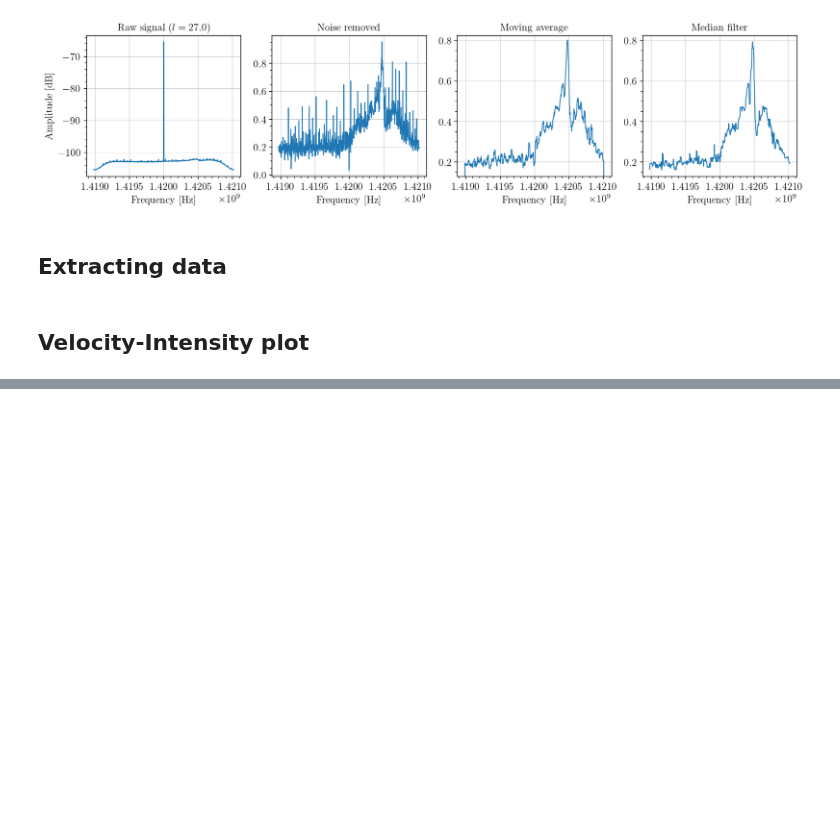
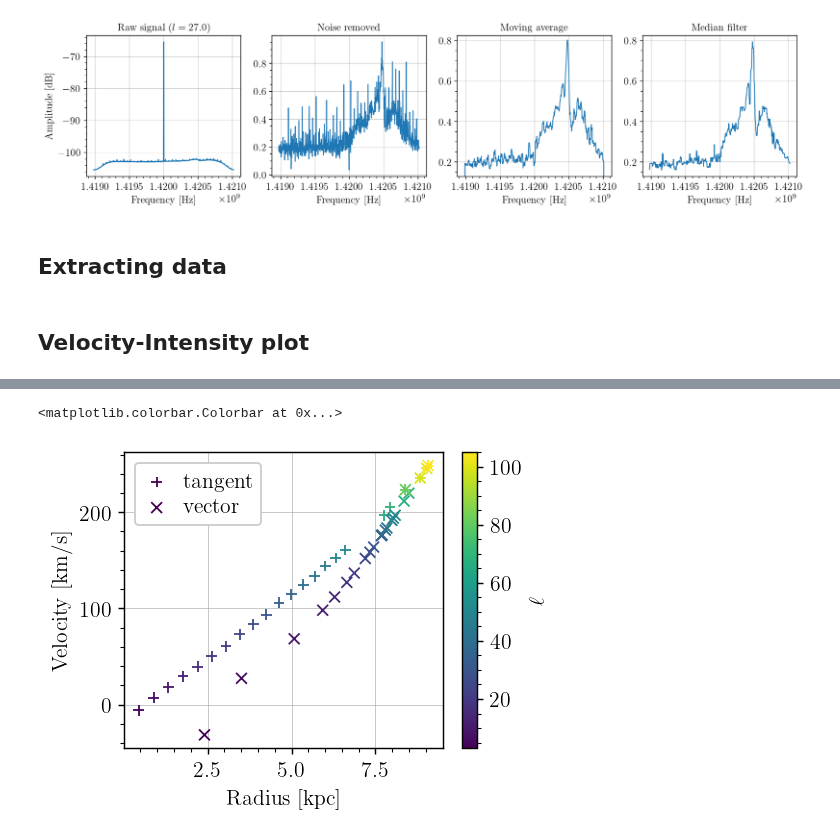
Before and after one commit to TomVdt/TPIII, a Jupyter notebook: 04-radiotelescope/analyse/exp4_partial_results.ipynb, the cells around one changed output, grey strips where cells are left out. Saved outputs shown, nothing was run; the diff lists cells and outputs as text; code cells hidden in the pictures; blank space fills up the shorter version.

```diff
--- a/04-radiotelescope/analyse/exp4_partial_results.ipynb
+++ b/04-radiotelescope/analyse/exp4_partial_results.ipynb
@@ -171,7 +160,7 @@ def processing_tangent(freq: np.ndarray, spectrum: np.ndarray, params: dict, noi
     # Outer circle
     elif l < 270:
         print(f"WARNING: using the bad method for {l=:.0f}")
-        actual_velocity, radius = matteo_method(relative_velocity, l)
+        actual_velocity, radius = velocity_vector_method(relative_velocity, l)
 
     if display:
         print(f"Estimated relative velocity ({l=:.1uP}): {relative_velocity/1000:.3upP} km/s")
@@ -237,23 +216,32 @@ ignore[24:27] = True
 ignore[28:32] = True
 ignore[35:] = True
 
-distances = []
-velocities = []
+distances_tangent = []
+velocities_tangent = []
+radii_tangent = []
+distances_vector = []
+velocities_vector = []
+radii_vector = []
 longitudes = []
-radii = []
 # %%
 for i, ((spectrum, params), peaks) in enumerate(zip(data, all_peaks)):
     if (ignore[i]):
-        distances.append(None)
-        velocities.append(None)
+        distances_tangent.append(None)
+        velocities_tangent.append(None)
         longitudes.append(None)
-        radii.append(None)
+        radii_tangent.append(None)
     else:
         # print(f"Spectrum [{i}]")
-        dist, vel , radius, l = processing_tangent(freq, spectrum, params, noise, peaks_idx=peaks, display=True)
-        distances.append(dist)
-        velocities.append(vel)
+        dist, vel , radius, l = processing_tangent(freq, spectrum, params, noise, peaks_idx=peaks, display=False)
+        distances_tangent.append(dist)
+        velocities_tangent.append(vel)
         longitudes.append(l)
-        radii.append(radius)
-        plt.xlim(1.4202e9, 1.4208e9)
-        plt.show()
+        radii_tangent.append(radius)
+
+        dist, vel , radius, l = processing_vector(freq, spectrum, params, noise, peaks_idx=peaks, display=False)
+        distances_vector.append(dist)
+        velocities_vector.append(vel)
+        radii_vector.append(radius)
+
+        # plt.xlim(1.4202e9, 1.4208e9)
+        # plt.show()
@@ -260,9 +252,11 @@ for i, ((spectrum, params), peaks) in enumerate(zip(data, all_peaks)):
 # %%
-plt.scatter([nom_vals(R) for R in radii if R is not None], [v.n / 1000 for v in velocities if v is not None], c = [l.n for l in longitudes if l is not None])
-
-# plt.xlim(-1,25)
-# plt.ylim(-50,400)
+plt.scatter([nom_vals(R) for R in radii_tangent if R is not None], [v.n / 1000 for v in velocities_tangent if v is not None], c=[l.n for l in longitudes if l is not None], label='tangent')
+plt.scatter([nom_vals(R) for R in radii_vector if R is not None], [v.n / 1000 for v in velocities_vector if v is not None], c=[l.n for l in longitudes if l is not None], marker='x', label='vector')
 
 plt.xlabel('Radius [kpc]')
 plt.ylabel('Velocity [km/s]')
-plt.colorbar(label="$l$")
+plt.legend()
+plt.colorbar(label=r"$\ell$")
+# %% [output]
+<matplotlib.colorbar.Colorbar at 0x...>
+[figure, added]
```
Also changed, not shown: parts of 9 cells of this notebook.
